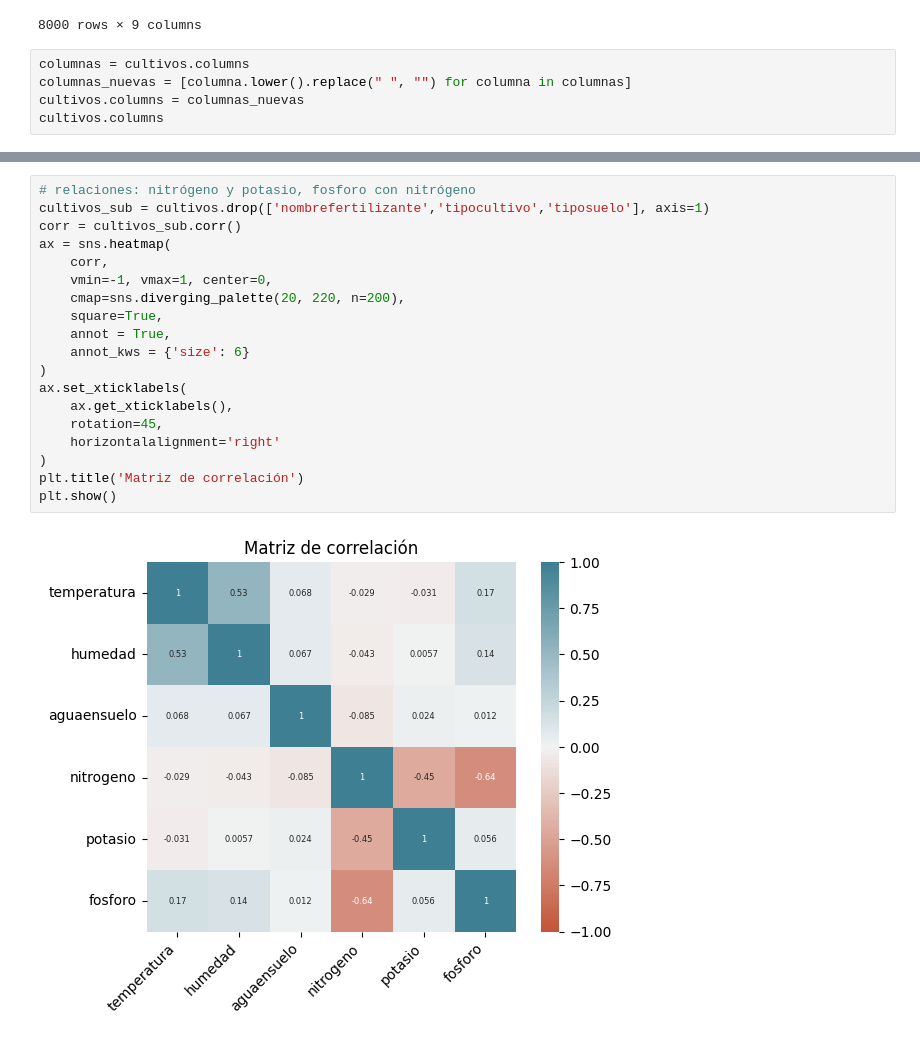
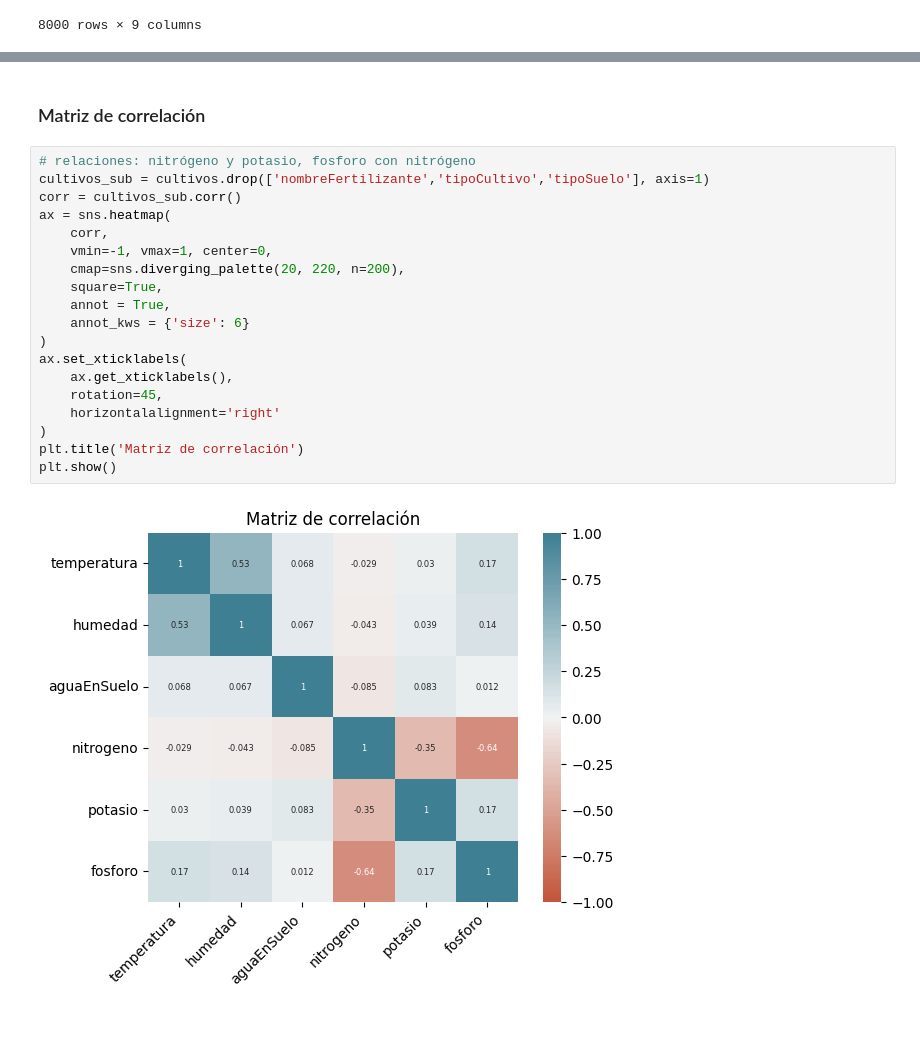
Before and after one commit to GrimaldiDamian/TP-MINERIA, a Jupyter notebook: TP_MINERIA.ipynb, the cells around one changed output, grey strips where cells are left out. Saved outputs shown, nothing was run; the diff lists cells and outputs as text.

```diff
--- a/TP_MINERIA.ipynb
+++ b/TP_MINERIA.ipynb
@@ -29,8 +29,3 @@ cultivos
 | 7998 | 37.78 | 73.38 | 36.03 | Negro | Tabaco | 10 | 3 | 30 | ... |
 | 7999 | 31.38 | 48.73 | 62.27 | Franco | Mijo | 11 | 2 | 33 | ... |
 8000 rows × 9 columns
-# %%
-columnas = cultivos.columns
-columnas_nuevas = [columna.lower().replace(" ", "") for columna in columnas]
-cultivos.columns = columnas_nuevas
-cultivos.columns
@@ -85,21 +89,23 @@ cultivos.describe()
+# %% [markdown]
+### Matriz de correlación
 # %%
 # relaciones: nitrógeno y potasio, fosforo con nitrógeno
-cultivos_sub = cultivos.drop(['nombrefertilizante','tipocultivo','tiposuelo'], axis=1)
+cultivos_sub = cultivos.drop(['nombreFertilizante','tipoCultivo','tipoSuelo'], axis=1)
 corr = cultivos_sub.corr()
 ax = sns.heatmap(
     corr,
     vmin=-1, vmax=1, center=0,
     cmap=sns.diverging_palette(20, 220, n=200),
     square=True,
     annot = True,
     annot_kws = {'size': 6}
 )
 ax.set_xticklabels(
     ax.get_xticklabels(),
     rotation=45,
     horizontalalignment='right'
 )
 plt.title('Matriz de correlación')
 plt.show()
 # %% [output]
-[figure, old version]
+[figure, new version]
```
Also changed, not shown: parts of 7 cells of this notebook.
